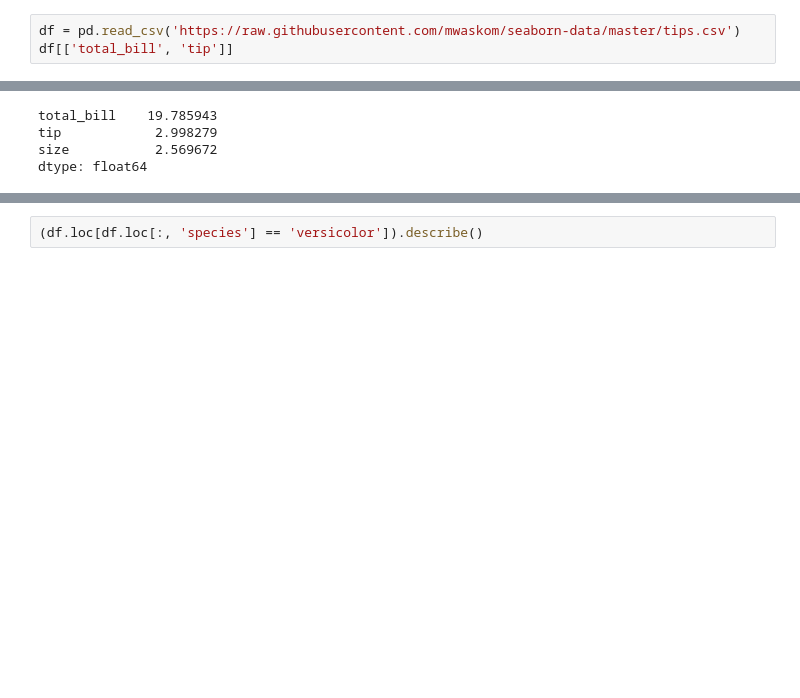
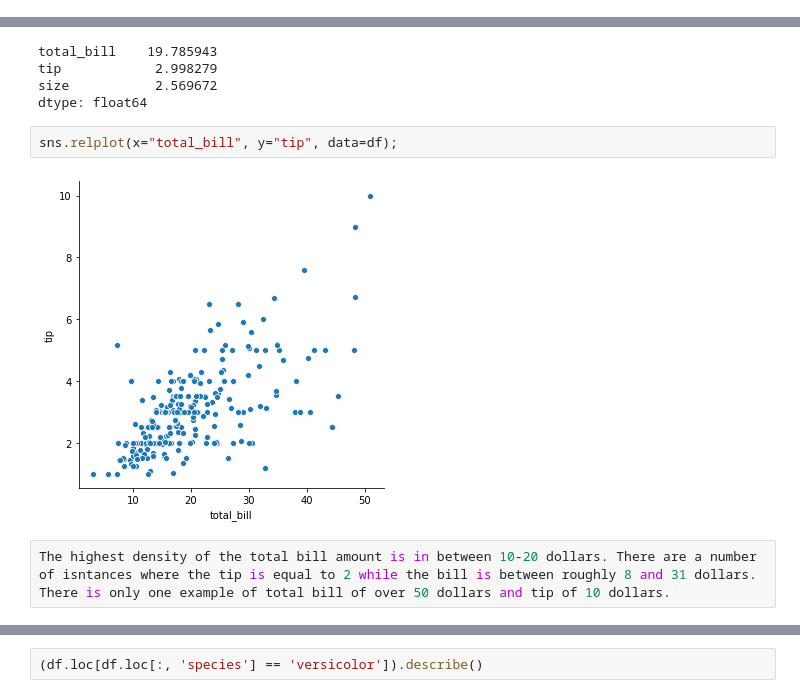
Before and after one commit to KatarzynaConnell/Fundamentals-Assessment-2019, a Jupyter notebook: Notebook.ipynb, the cells around one changed output, grey strips where cells are left out. Cells and saved outputs as stored; diff of their text form; blank space fills up the shorter version.

Commit message:
Added analysis of the tip to total bill using scatter plot and lineplot, changed the order of some points in notebook, added description of the dateset.

```diff
--- a/Notebook.ipynb
+++ b/Notebook.ipynb
@@ -49,3 +52,0 @@ df
-# %%
-df = pd.read_csv('https://raw.githubusercontent.com/mwaskom/seaborn-data/master/tips.csv')
-df[['total_bill', 'tip']]
@@ -105,3 +114,10 @@ total_bill    19.785943
 tip            2.998279
 size           2.569672
 dtype: float64
+# %%
+sns.relplot(x="total_bill", y="tip", data=df);
+# %% [output]
+[figure, added]
+# %%
+The highest density of the total bill amount is in between 10-20 dollars. There are a number of isntances where the tip is equal to 2 while the bill is between roughly 8 and 31 dollars.
+There is only one example of total bill of over 50 dollars and tip of 10 dollars.
```
Also changed, not shown: parts of 12 cells of this notebook.
